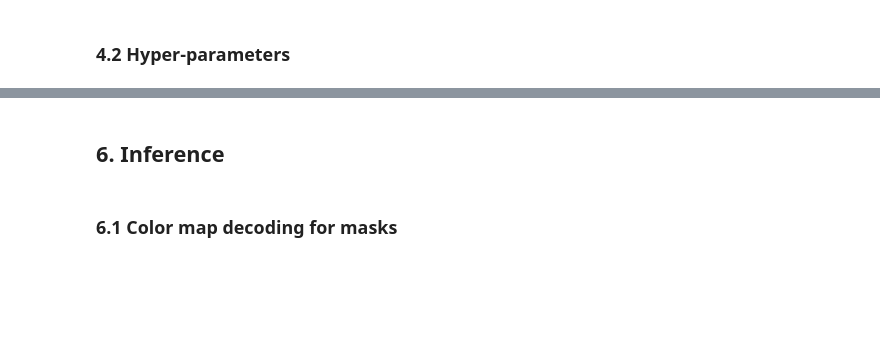
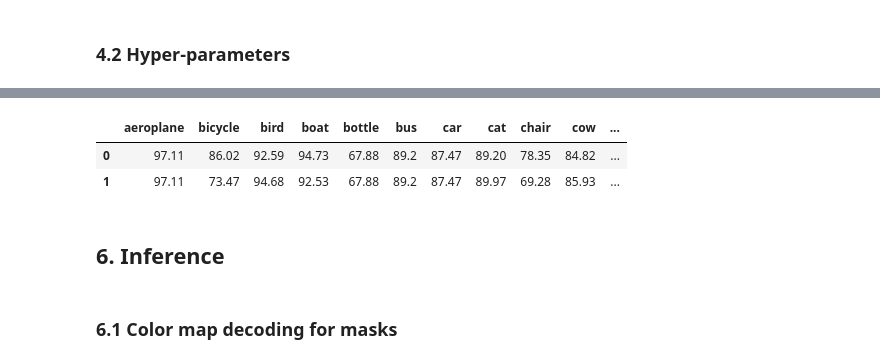
Before and after one commit to Wb-az/Image-Processing-PascalVOC, a Jupyter notebook: voc_train_eval.ipynb, the cells around one changed output, grey strips where cells are left out. Drawn from its saved outputs; the diff is of its cells as text; code cells hidden in the pictures; blank space fills up the shorter version.

```diff
--- a/voc_train_eval.ipynb
+++ b/voc_train_eval.ipynb
@@ -376,9 +497,11 @@ model_.load_state_dict(checkpoint['model'], strict=False)
 def map_per_class(coco_evaluator, inst_seg=True):
     """
     Code adapted from
-    https://github.com/kevalmorabia97/Object-and-Semantic-Part-Detection-pyTorch/blob/master/extra/per_class_AP.ipynb
+    https://github.com/kevalmorabia97/Object-and-Semantic-Part-Detection-pyTorch/blob/
+    master/extra/per_class_AP.ipynb
     """
     d = coco_evaluator.coco_eval['bbox'].eval['precision']
+
     #  All classes except `__background__`
     d_classes = d.shape[2]
     d_ap_class = [np.mean(d[0, :, cl, 0, 2]) for cl in range(d_classes)]
@@ -390,16 +513,16 @@ def map_per_class(coco_evaluator, inst_seg=True):
     else:
         return d_ap_class
 # %%
-def metric_per_class(dataset, coco_evaluator, inst_seg=True, num_classes=21, fname=None,
+def metric_per_class(dataset, coco_evaluator, inst_seg=True, num_classes=20, fname=None,
                      metrics_dir=None):
 
     metrics = {}
     if inst_seg:
-        d_ap_class, s_ap_class  = map_per_class(coco_evaluator, inst_seg=True)
-        for i in range(1, num_classes):
-            cl = dataset.idx_to_class[i]
-            det = round(100 * d_ap_class[i-1], 2)
-            seg = round(100 * s_ap_class[i-1], 2)
+        d_ap_class, s_ap_class  = map_per_class(coco_evaluator, inst_seg=inst_seg)
+        for i in range(0, num_classes):
+            cl = dataset.idx_to_class[i+1]
+            det = round(100 * d_ap_class[i], 2)
+            seg = round(100 * s_ap_class[i], 2)
             print(f'Detection {cl}: {det} | Segmentation {cl}: {seg}')
             metrics[cl] = [det, seg]
         df = pd.DataFrame.from_dict(metrics)
@@ -408,9 +531,9 @@ def metric_per_class(dataset, coco_evaluator, inst_seg=True, num_classes=21, fna
 
     else:
         d_ap_class = map_per_class(coco_evaluator, inst_seg=False)
-        for i in range(1, num_classes):
-            cl = dataset.idx_to_class[i]
-            det = round(100 * d_ap_class[i-1], 2)
+        for i in range(0, num_classes):
+            cl = dataset.idx_to_class[i+1]
+            det = round(100 * d_ap_class[i], 2)
             print(f'Detection {cl}: {det}')
             metrics[cl] = [det]
         df = pd.DataFrame.from_dict(metrics)
@@ -439,6 +592,5 @@ df_stats
 # %%
 segmentation = True if params_dict['task'] == 'segmentation' else False
 # %%
- #  mAP per individual object class
-metrics_df = metric_per_class(voc_dataset, coco_ev, inst_seg=segmentation, num_classes=21,
-                              fname=net_name, metrics_dir=results_dir)
+metrics_df = metric_per_class(voc_dataset, coco_ev, inst_seg=segmentation, num_classes=20,
+                              fname=f'{model_name}-{opt}', metrics_dir=results_dir)
@@ -448,3 +618,12 @@ metrics_df
+# %%
+metrics_df[['aeroplane', 'bicycle', 'bird', 'boat', 'bottle',
+       'bus', 'car', 'cat', 'chair', 'cow', 'diningtable', 'dog', 'horse',
+       'motorbike', 'person', 'pottedplant', 'sheep', 'sofa', 'train',
+       'tvmonitor']]
+# %% [output]
+|  | aeroplane | bicycle | bird | boat | bottle | bus | car | cat | chair | cow | ... |
+| 0 | 97.11 | 86.02 | 92.59 | 94.73 | 67.88 | 89.2 | 87.47 | 89.20 | 78.35 | 84.82 | ... |
+| 1 | 97.11 | 73.47 | 94.68 | 92.53 | 67.88 | 89.2 | 87.47 | 89.97 | 69.28 | 85.93 | ... |
 # %% [markdown]
 ##  6. Inference
 # %% [markdown]
```
Also changed, not shown: parts of 46 cells of this notebook.
